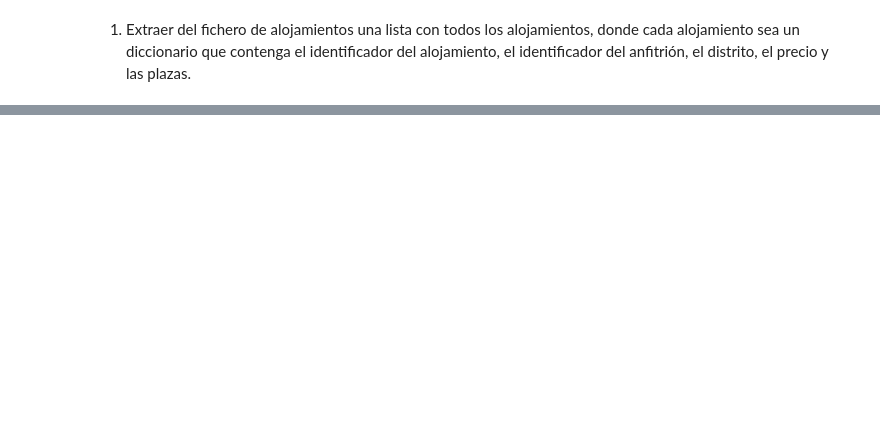
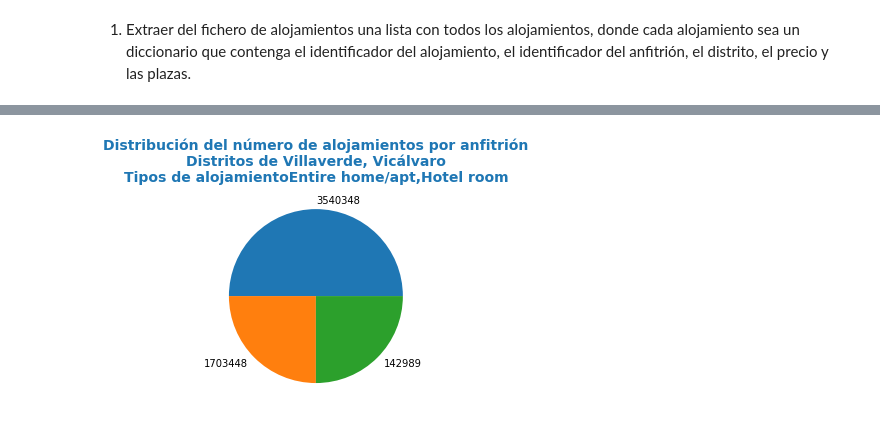
Before and after one commit to asalber/asalber.github.io, a Jupyter notebook: python/trabajos/soluciones/madrid-airbnb1.ipynb, the cells around one changed output, grey strips where cells are left out. Saved outputs shown, nothing was run; the diff lists cells and outputs as text; code cells hidden in the pictures; blank space fills up the shorter version.

```diff
--- a/python/trabajos/soluciones/madrid-airbnb1.ipynb
+++ b/python/trabajos/soluciones/madrid-airbnb1.ipynb
@@ -27,0 +378,28 @@ print(alojamientos[10])
+# %%
+def sectores_tipos_alojamientos_anfitrion(alojamientos, distritos, tipos):
+    '''
+    Función que dibuja un diagrama de sectores con la distribución del número de alojamientos por anfitrión de unos tipos y en unos distritos dados.
+
+    Parámetros:
+    - alojamientos: Es una lista de diccionarios, donde cada diccionario contiene los datos de un alojamiento.
+    - distritos: Es una lista con los nombres de los distritos.
+    - tipos: Es una lista con los nombres de los tipos de alojamientos.
+    '''
+    # Definimos la figura y los ejes del gráfico
+    fig, ax = plt.subplots()
+    # Filtramos los distritos y los tipos de alojamientos
+    alojamientos_filtrados = alojamientos[alojamientos.distrito.isin(distritos) & alojamientos.tipo_alojamiento.isin(tipos)]
+    # Contamos la frecuencia de alojamientos por anfitrión y dibujamos el diagrama de sectores
+    alojamientos_filtrados.anfitrion.value_counts(normalize = True).plot(kind = 'pie', ax = ax)
+    # Ponermos el título
+    ax.set_title('Distribución del número de alojamientos por anfitrión\nDistritos de ' + ', '.join(distritos) + '\nTipos de alojamiento' + ','.join(tipos), loc = "center", fontdict = {'fontsize':14, 'fontweight':'bold', 'color':'tab:blue'})
+    # Eliminamos la etiqueta del eje y
+    ax.set_ylabel('')
+    # Guardamos el gráfico.
+    plt.show()
+    return
+
+# Ejemplo
+sectores_tipos_alojamientos_anfitrion(alojamientos, ['Villaverde', 'Vicálvaro'], ['Entire home/apt', 'Hotel room'])
+# %% [output]
+[figure, added]
```
Also changed, not shown: parts of 32 cells of this notebook, 12 other files.
